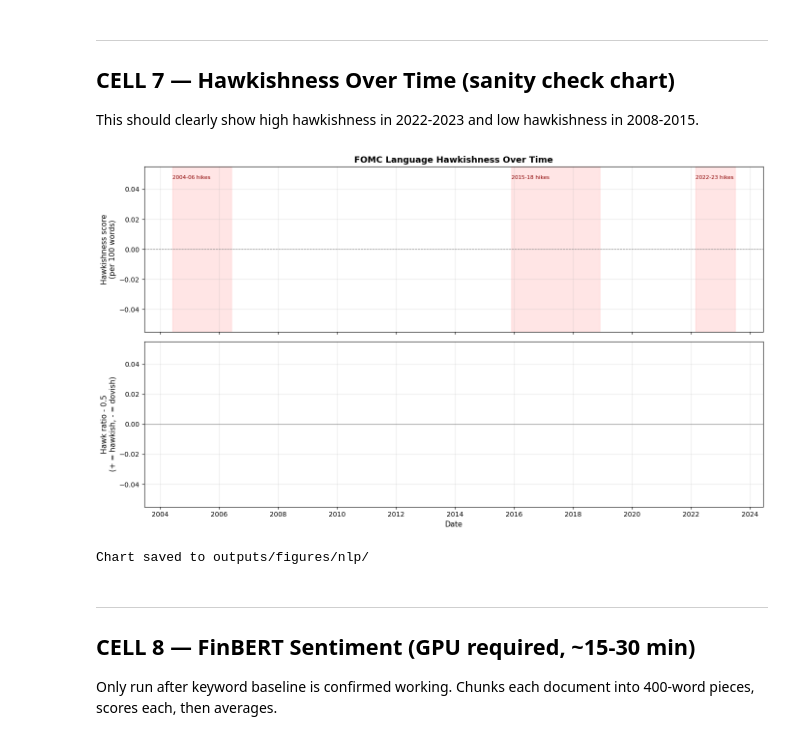
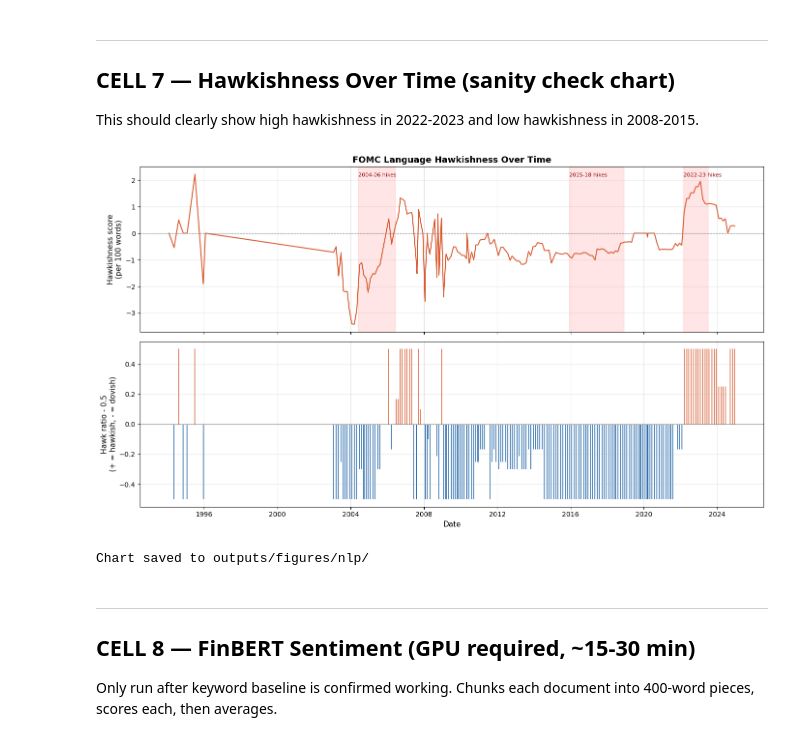
Before and after one commit to rajshah1909/ds-project, a Jupyter notebook: FOMC_NLP_Colab.ipynb, the cells around one changed output. Cells and saved outputs as stored; diff of their text form; code cells hidden in the pictures.

```diff
--- a/FOMC_NLP_Colab.ipynb
+++ b/FOMC_NLP_Colab.ipynb
@@ -376,7 +401,7 @@ import matplotlib.pyplot as plt
 import pandas as pd
 
 df = pd.read_csv('data/fomc_nlp_keyword.csv')
-df['date_parsed'] = pd.to_datetime(df['date_str'], errors='coerce')
+df['date_parsed'] = pd.to_datetime(df['fomc_date'], errors='coerce')
 df = df.dropna(subset=['date_parsed']).sort_values('date_parsed')
 
 fig, axes = plt.subplots(2, 1, figsize=(14, 8), sharex=True)
@@ -386,34 +411,34 @@ ax = axes[0]
 ax.plot(df['date_parsed'], df['hawk_score_norm'], color='#D85A30', lw=1.5)
 ax.axhline(0, color='gray', lw=0.8, ls='--')
 ax.set_ylabel('Hawkishness score\n(per 100 words)', fontsize=11)
 ax.set_title('FOMC Language Hawkishness Over Time', fontsize=13, fontweight='bold')
 # Shade known hiking cycles
 for start, end, label in [
     ('2004-06-01','2006-06-01','2004-06 hikes'),
     ('2015-12-01','2018-12-01','2015-18 hikes'),
     ('2022-03-01','2023-07-01','2022-23 hikes')
 ]:
     ax.axvspan(pd.Timestamp(start), pd.Timestamp(end), alpha=0.10, color='red')
     ax.text(pd.Timestamp(start), ax.get_ylim()[1]*0.85, label,
             fontsize=8, color='darkred')
 ax.grid(True, alpha=0.3)
 
 # Bottom: hawk/dove ratio bar chart
 ax = axes[1]
 vals   = df['hawk_ratio'] - 0.5
 colors = ['#D85A30' if v > 0 else '#185FA5' for v in vals]
 ax.bar(df['date_parsed'], vals, color=colors, alpha=0.75, width=20)
 ax.axhline(0, color='gray', lw=0.8)
 ax.set_ylabel('Hawk ratio - 0.5\n(+ = hawkish, - = dovish)', fontsize=11)
 ax.set_xlabel('Date', fontsize=11)
 ax.grid(True, alpha=0.3)
 
 plt.tight_layout()
 plt.savefig('outputs/figures/nlp/hawkishness_timeline.png', dpi=150, bbox_inches='tight')
 plt.show()
 print('Chart saved to outputs/figures/nlp/')
 # %% [output]
-[figure, old version]
+[figure, new version]
 Chart saved to outputs/figures/nlp/
 # %% [markdown]
 ---
```
Also changed, not shown: parts of 6 cells of this notebook.
